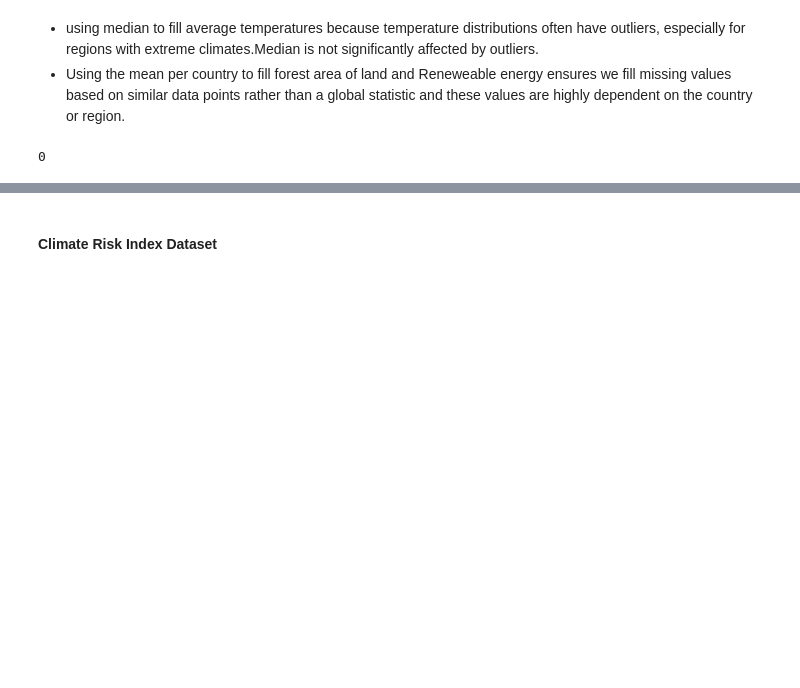
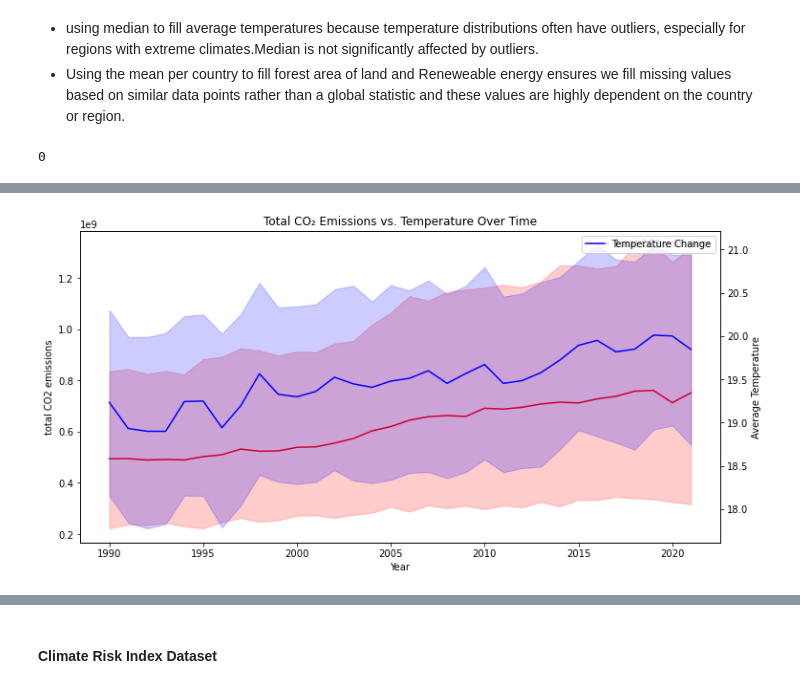
Before and after one commit to Angoye/Capstone-Project---Group-8, a Jupyter notebook: Notebooks/vivian.ipynb, the cells around one changed output, grey strips where cells are left out. Drawn from its saved outputs; the diff is of its cells as text; code cells hidden in the pictures; blank space fills up the shorter version.

Commit message:
more visualisations

```diff
--- a/Notebooks/vivian.ipynb
+++ b/Notebooks/vivian.ipynb
@@ -132,0 +194,15 @@ climate_merged_df.isnull().sum().sum()
+# %%
+# Aggregate Carbon dioxide emissions
+Co2_emissions_cols = ['Carbon dioxide emissions from buildings',
+       'Carbon dioxide emissions from industry',
+       'Carbon dioxide emissions from land use change and forestry',
+       'Carbon dioxide emissions from other fuel combustion',
+       'Carbon dioxide emissions from transport',
+       'Carbon dioxide emissions from manufacturing and construction',
+       'Fugitive emissions of carbon dioxide from energy production',
+       'Carbon dioxide emissions from electricity and heat',
+       'Carbon dioxide emissions from bunker fuels']
+
+# Create total coz emissions column
+climate_merged_df["total CO2 emissions"] = climate_merged_df[Co2_emissions_cols].sum(axis=1)
+climate_merged_df["total CO2 emissions"]
@@ -132,0 +223,14 @@ climate_merged_df.isnull().sum().sum()
+# %%
+plt.figure(figsize=(12, 6))
+
+# Plot Total CO₂ Emissions
+sns.lineplot(data=climate_merged_df, x='Year', y='total CO2 emissions', label='total CO2 emissions', color='red')
+
+# Plot Temperature Change on a Secondary Axis
+ax2 = plt.gca().twinx()
+sns.lineplot(data=climate_merged_df, x='Year', y='Average Temperature', label='Temperature Change', ax=ax2, color='blue')
+plt.title("Total CO₂ Emissions vs. Temperature Over Time")
+plt.xlabel("Year")
+plt.show()
+# %% [output]
+[figure, added]
```
Also changed, not shown: parts of 9 cells of this notebook.
